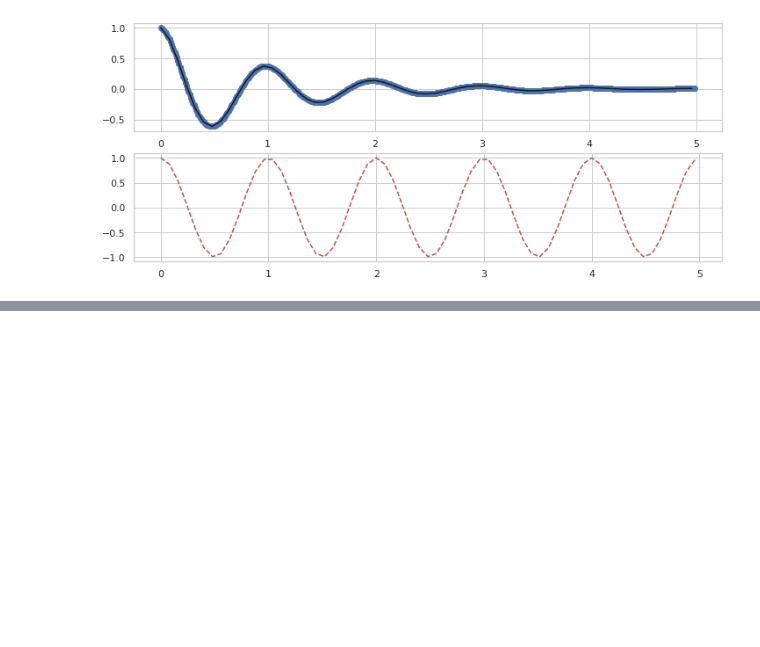
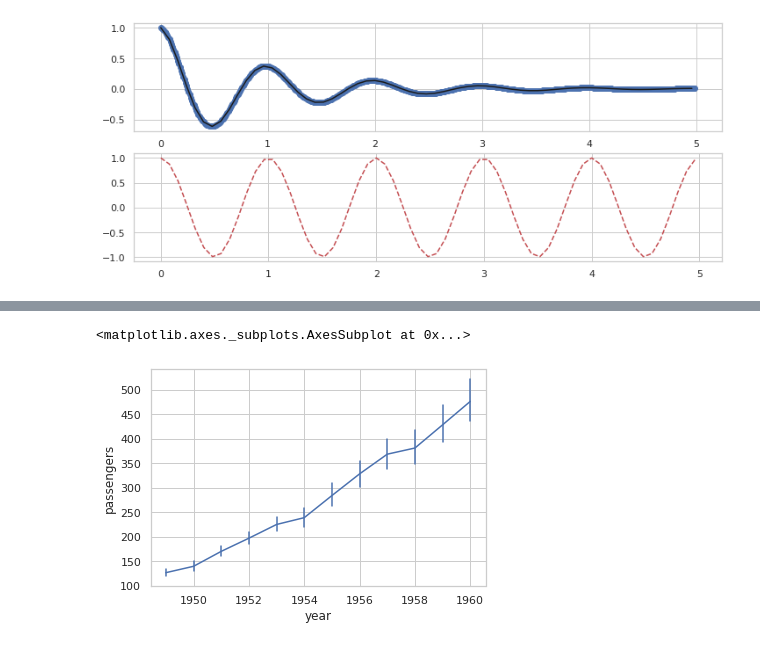
Before and after one commit to Akanerd/Orbit-Archieve, a Jupyter notebook: Day 11 - Live Code sesi 2.ipynb, the cells around one changed output, grey strips where cells are left out. Drawn from its saved outputs; the diff is of its cells as text; code cells hidden in the pictures; blank space fills up the shorter version.

```diff
--- a/Day 11 - Live Code sesi 2.ipynb
+++ b/Day 11 - Live Code sesi 2.ipynb
@@ -126,0 +145,5 @@ plt.show()
+# %%
+sns.lineplot(data = flight, x="year",y="passengers",err_style ="bars")
+# %% [output]
+<matplotlib.axes._subplots.AxesSubplot at 0x...>
+[figure, added]
```
Also changed, not shown: parts of 3 cells of this notebook.
